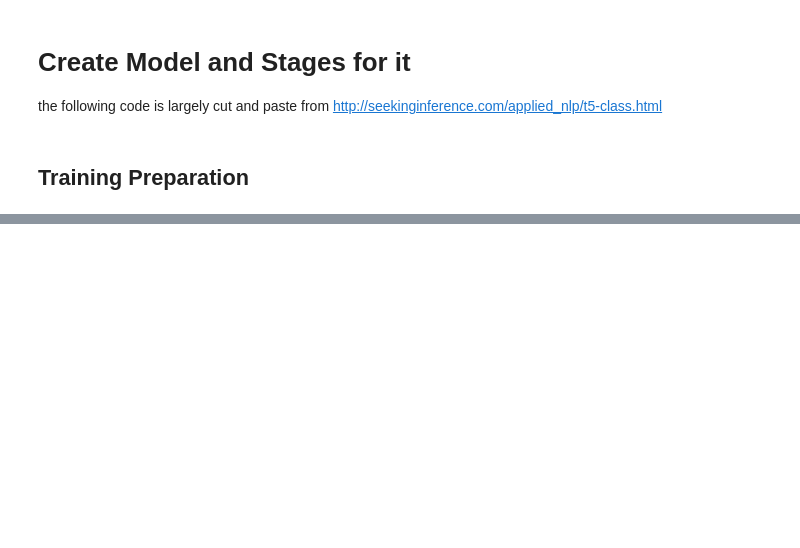
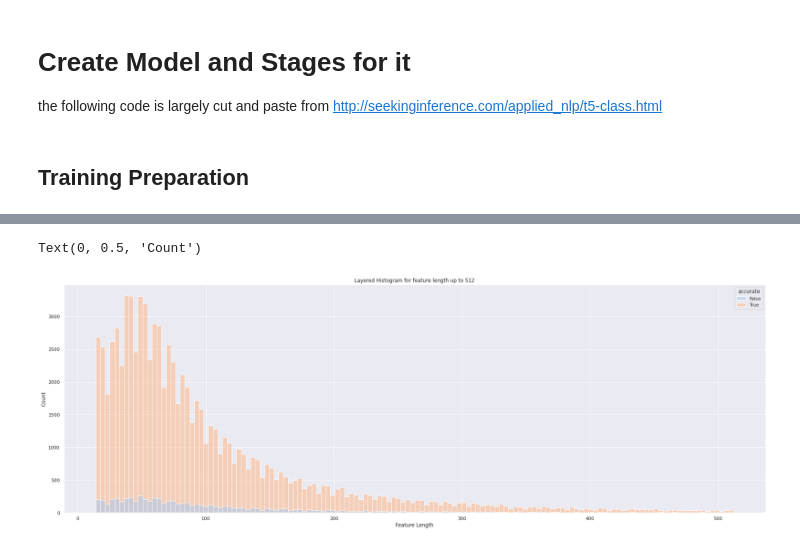
Before and after one commit to cakennedy/266-mbti-project, a Jupyter notebook: notebooks/W266Multi+Binary_CK_T5_12_01__NoEmpath_Torch.ipynb, the cells around one changed output, grey strips where cells are left out. Saved outputs shown, nothing was run; the diff lists cells and outputs as text; code cells hidden in the pictures; blank space fills up the shorter version.

```diff
--- a/notebooks/W266Multi+Binary_CK_T5_12_01__NoEmpath_Torch.ipynb
+++ b/notebooks/W266Multi+Binary_CK_T5_12_01__NoEmpath_Torch.ipynb
@@ -1071,0 +1259,17 @@ weighted avg       0.77      0.74      0.75     93106
+# %%
+
+# layered histogram
+import matplotlib.pyplot as plt
+f = plt.figure(figsize=(30,10))
+ax = f.add_subplot(1,1,1)
+import seaborn as sns
+sns.histplot(data=test_df[test_df['feature_len'] <= 512], ax=ax, stat="count", multiple="layer",
+             x="feature_len", kde=False,
+             palette="pastel", hue="accurate",
+             element="bars", legend=True)
+ax.set_title("Layered Histogram for feature length up to 512")
+ax.set_xlabel("Feature Length")
+ax.set_ylabel("Count")
+# %% [output]
+Text(0, 0.5, 'Count')
+[figure, added]
```
Also changed, not shown: parts of 59 cells of this notebook.
